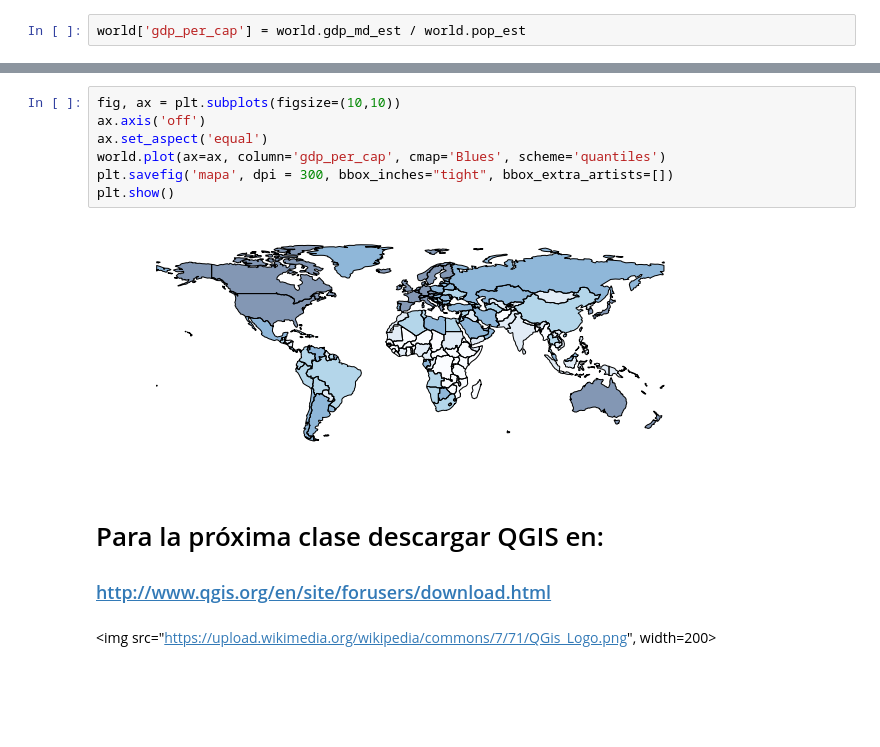
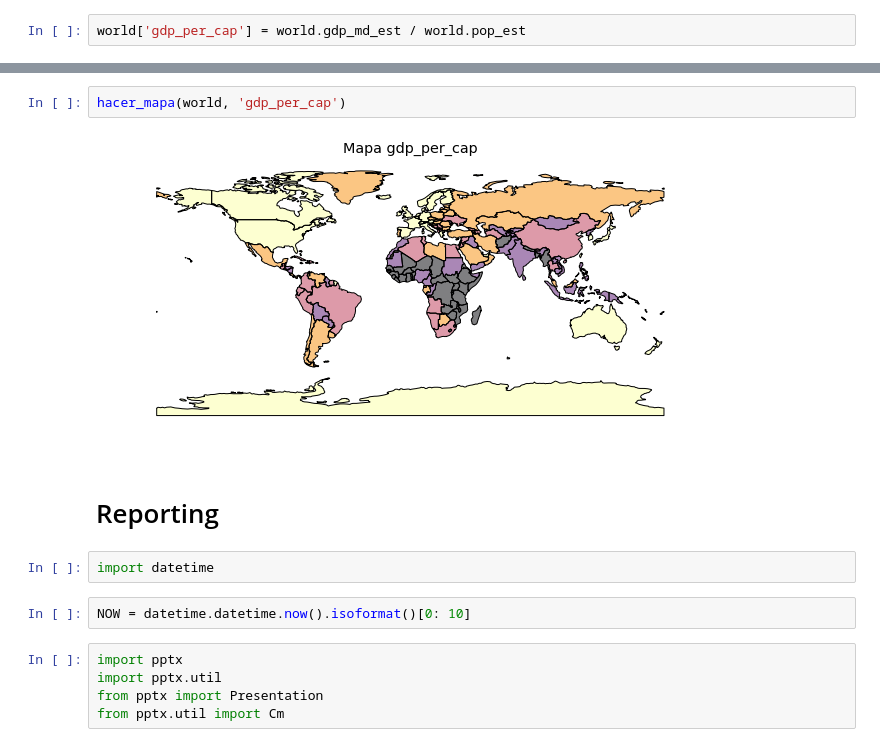
Before and after one commit to andrespdlr/data_science, a Jupyter notebook: Seminario_C230_3.ipynb, the cells around one changed output, grey strips where cells are left out. Drawn from its saved outputs; the diff is of its cells as text; blank space fills up the shorter version.

```diff
--- a/Seminario_C230_3.ipynb
+++ b/Seminario_C230_3.ipynb
@@ -212,14 +85,15 @@ plt.show()
-# %%
-fig, ax = plt.subplots(figsize=(10,10))
-ax.axis('off')
-ax.set_aspect('equal')
-world.plot(ax=ax, column='gdp_per_cap', cmap='Blues', scheme='quantiles')
-plt.savefig('mapa', dpi = 300, bbox_inches="tight", bbox_extra_artists=[])
-plt.show()
-# %% [output]
-[figure, removed]
-# %% [markdown]
-# Para la próxima clase descargar QGIS en:
-### http://www.qgis.org/en/site/forusers/download.html
-# %% [markdown]
-<img src="https://upload.wikimedia.org/wikipedia/commons/7/71/QGis_Logo.png", width=200>
+# %%
+hacer_mapa(world, 'gdp_per_cap')
+# %% [output]
+[figure, added]
+# %% [markdown]
+# Reporting
+# %%
+import datetime
+# %%
+NOW = datetime.datetime.now().isoformat()[0: 10]
+# %%
+import pptx
+import pptx.util
+from pptx import Presentation
+from pptx.util import Cm
```
Also changed, not shown: parts of 50 cells of this notebook.
